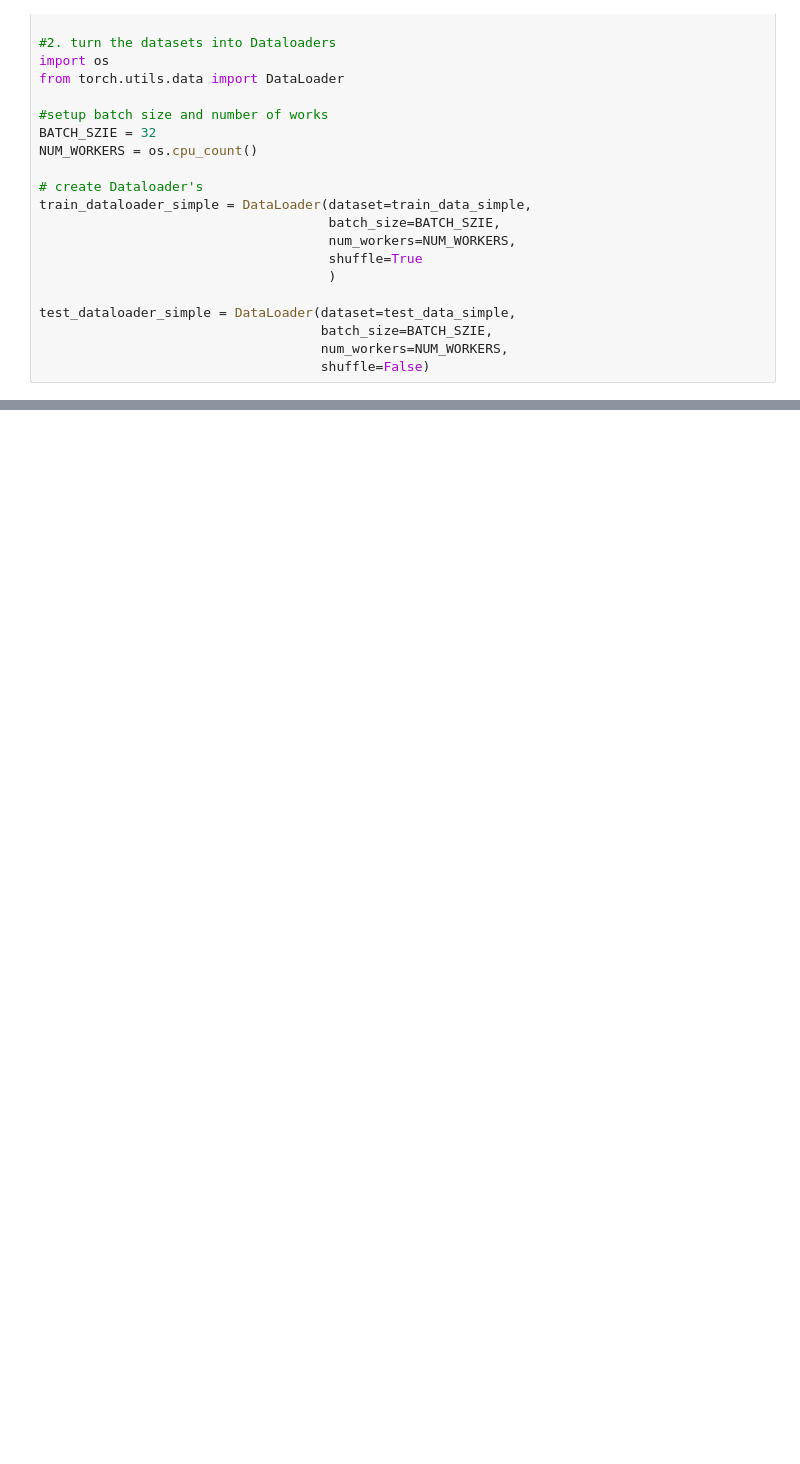
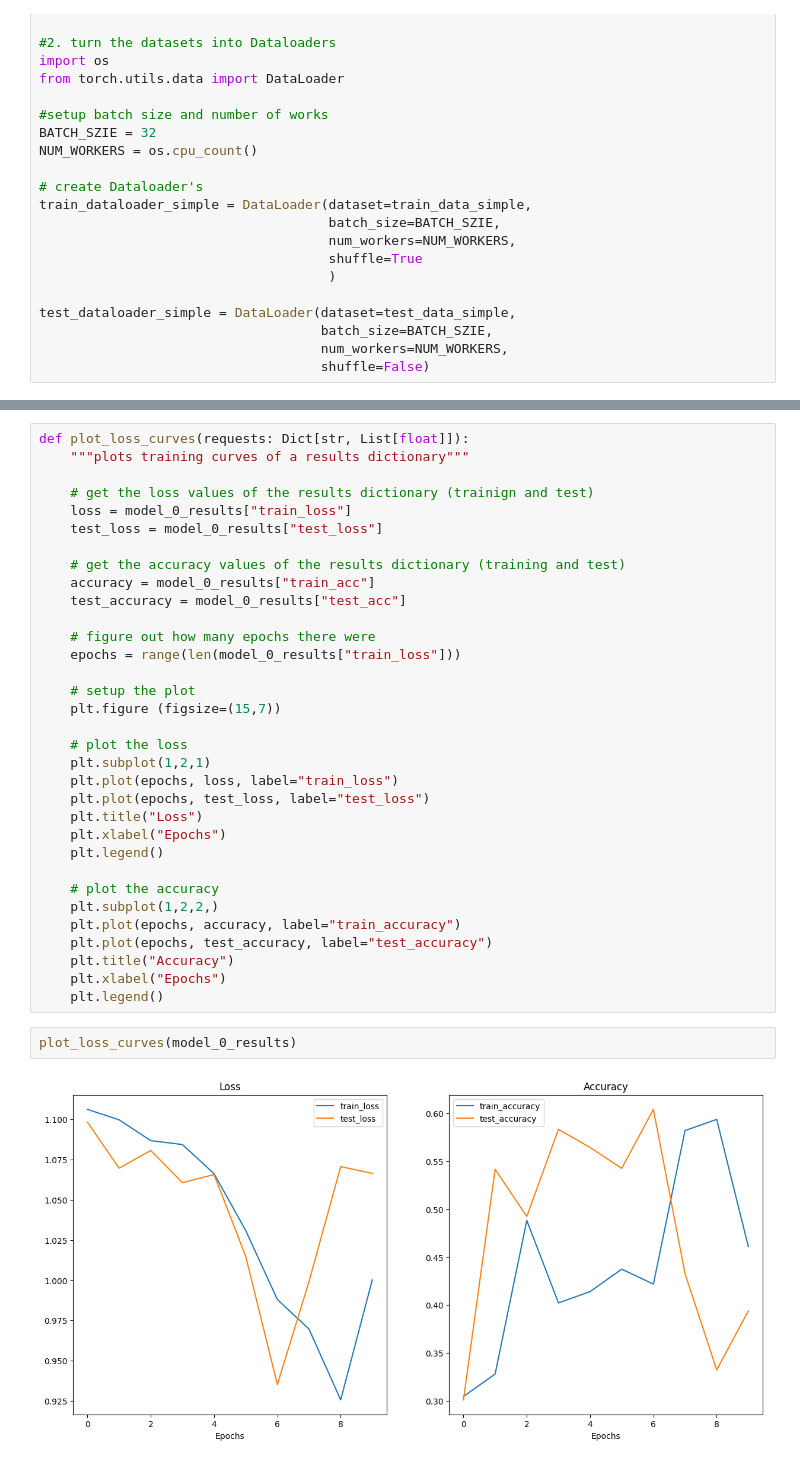
Before and after one commit to RyanTang019/PyTorch, a Jupyter notebook: 04_PyTorch_CustomDatasets.ipynb, the cells around one changed output, grey strips where cells are left out. Drawn from its saved outputs; the diff is of its cells as text; blank space fills up the shorter version.

Commit message:
made training and testing loop for the model along with the loss curve

```diff
--- a/04_PyTorch_CustomDatasets.ipynb
+++ b/04_PyTorch_CustomDatasets.ipynb
@@ -741,0 +972,37 @@ TinyVGG(
+# %%
+def plot_loss_curves(requests: Dict[str, List[float]]):
+    """plots training curves of a results dictionary"""
+
+    # get the loss values of the results dictionary (trainign and test)
+    loss = model_0_results["train_loss"]
+    test_loss = model_0_results["test_loss"]
+
+    # get the accuracy values of the results dictionary (training and test)
+    accuracy = model_0_results["train_acc"]
+    test_accuracy = model_0_results["test_acc"]
+
+    # figure out how many epochs there were
+    epochs = range(len(model_0_results["train_loss"]))
+
+    # setup the plot
+    plt.figure (figsize=(15,7))
+
+    # plot the loss
+    plt.subplot(1,2,1)
+    plt.plot(epochs, loss, label="train_loss")
+    plt.plot(epochs, test_loss, label="test_loss")
+    plt.title("Loss")
+    plt.xlabel("Epochs")
+    plt.legend()
+
+    # plot the accuracy
+    plt.subplot(1,2,2,)
+    plt.plot(epochs, accuracy, label="train_accuracy")
+    plt.plot(epochs, test_accuracy, label="test_accuracy")
+    plt.title("Accuracy")
+    plt.xlabel("Epochs")
+    plt.legend()
+# %%
+plot_loss_curves(model_0_results)
+# %% [output]
+[figure, added]
```
Also changed, not shown: parts of 18 cells of this notebook.
